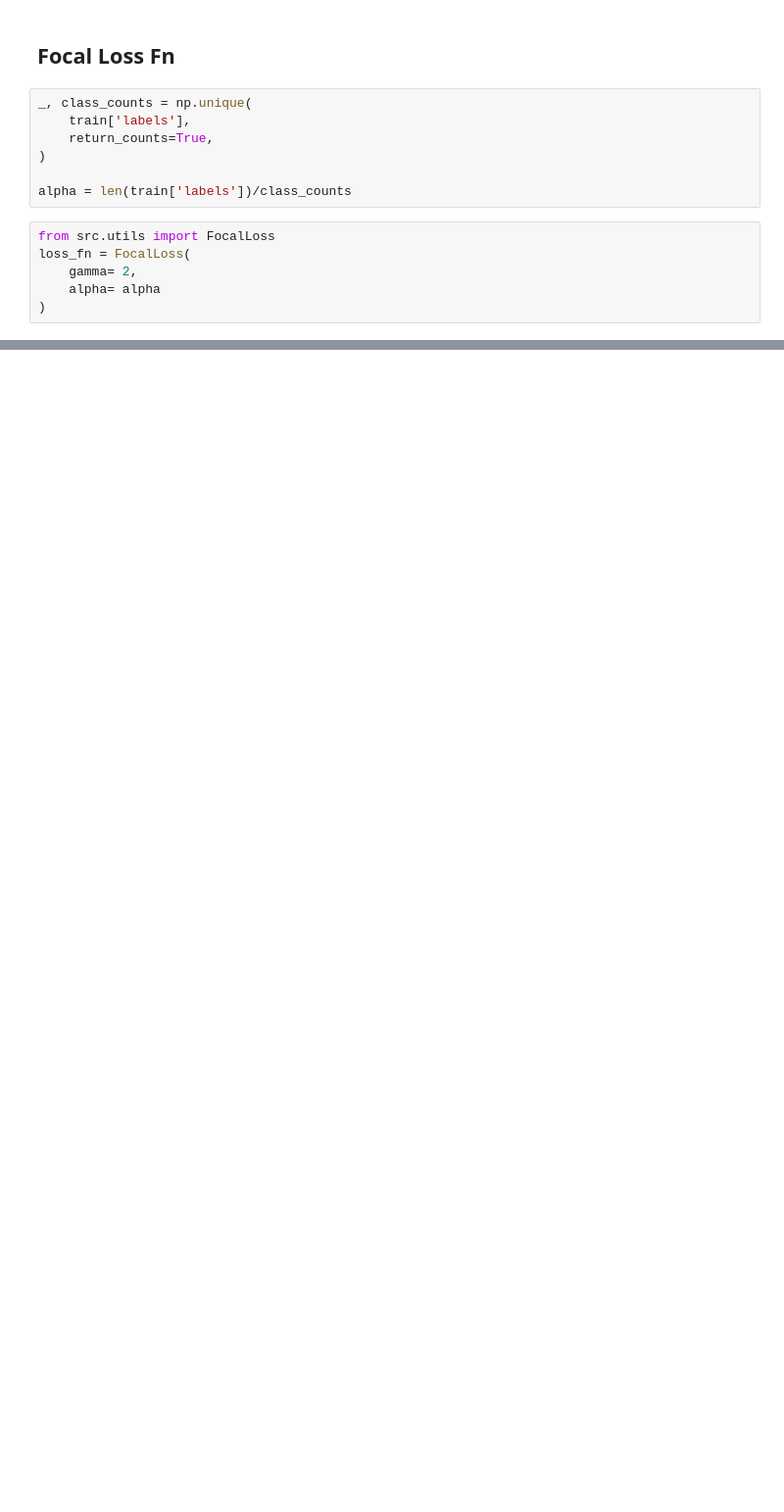
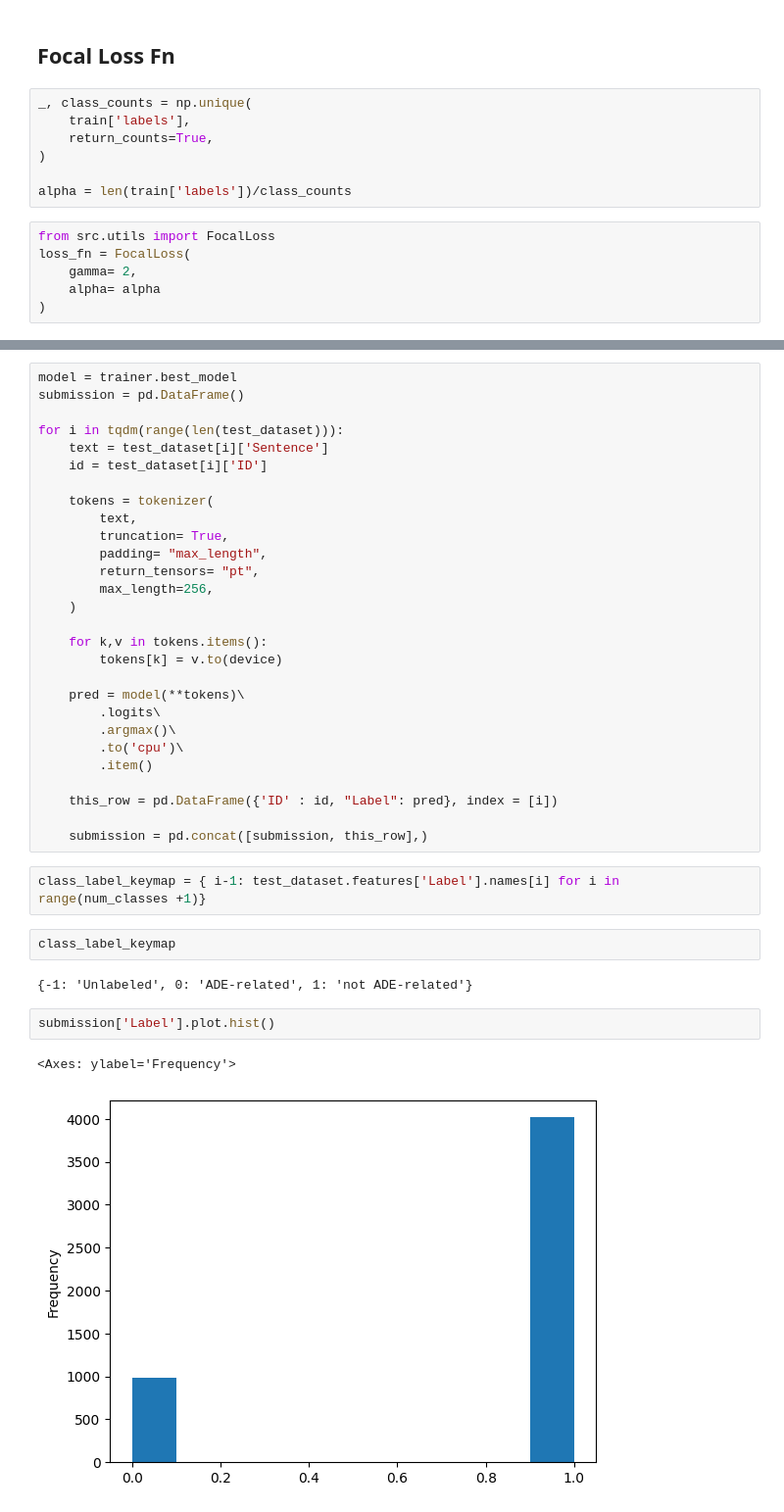
Before and after one commit to peulsilva/few-shot-learning-transformers, a Jupyter notebook: notebooks/raft/finetuning/01-ade_corpus.ipynb, the cells around one changed output, grey strips where cells are left out. Shown at 98% size. Saved outputs shown, nothing was run; the diff lists cells and outputs as text; blank space fills up the shorter version.

```diff
--- a/notebooks/raft/finetuning/01-ade_corpus.ipynb
+++ b/notebooks/raft/finetuning/01-ade_corpus.ipynb
@@ -238,0 +292,39 @@ Text(0.5, 1.0, 'Confusion Matrix AG-News 100 shots')
+# %%
+model = trainer.best_model
+submission = pd.DataFrame()
+
+for i in tqdm(range(len(test_dataset))):
+    text = test_dataset[i]['Sentence']
+    id = test_dataset[i]['ID']
+
+    tokens = tokenizer(
+        text,
+        truncation= True,
+        padding= "max_length",
+        return_tensors= "pt",
+        max_length=256,
+    )
+
+    for k,v in tokens.items():
+        tokens[k] = v.to(device)
+
+    pred = model(**tokens)\
+        .logits\
+        .argmax()\
+        .to('cpu')\
+        .item()
+
+    this_row = pd.DataFrame({'ID' : id, "Label": pred}, index = [i])
+
+    submission = pd.concat([submission, this_row],)
+# %%
+class_label_keymap = { i-1: test_dataset.features['Label'].names[i] for i in range(num_classes +1)}
+# %%
+class_label_keymap
+# %% [output]
+{-1: 'Unlabeled', 0: 'ADE-related', 1: 'not ADE-related'}
+# %%
+submission['Label'].plot.hist()
+# %% [output]
+<Axes: ylabel='Frequency'>
+[figure, added]
```
Also changed, not shown: parts of 14 cells of this notebook, 2 other files.
